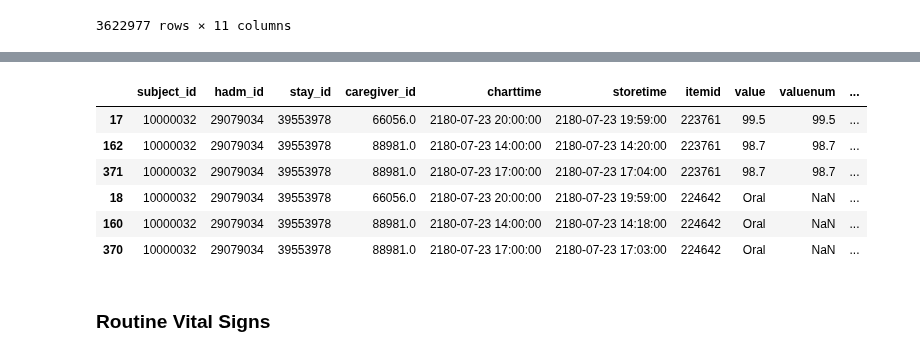
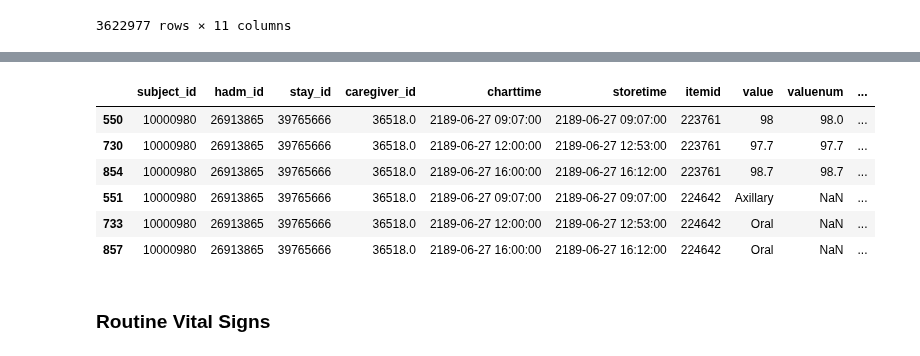
Before and after one commit to oldsandiaz/mimicclif, a Jupyter notebook: code/eda.ipynb, the cells around one changed output, grey strips where cells are left out. Saved outputs shown, nothing was run; the diff lists cells and outputs as text; code cells hidden in the pictures.

```diff
--- a/code/eda.ipynb
+++ b/code/eda.ipynb
@@ -63,7 +63,7 @@ def item_id_to_label(item_id: int) -> str:
 
 def item_id_to_events_df(item_id: int) -> pd.DataFrame:
     '''
-    Return all the events associated with an item id in a pandas df.
+    Return in a pandas df all the events associated with an item id.
     '''
     # find whether it is chartevents, or procedure events, etc.
     linksto_table_name = item_id_to_feature_value(item_id, col = "linksto")
@@ -374,16 +507,16 @@ array([39553978, 39765666, 37067082, ..., 35396756, 31466277, 35649777])
 # %%
 temp_events_df.loc[
-    temp_events_df["stay_id"] == 39553978, :
+    temp_events_df["stay_id"] == 39765666, :
 ]
 # seems like: if temp_site == Blood, then no corresponding temp val recorded
 # %% [output]
 |  | subject_id | hadm_id | stay_id | caregiver_id | charttime | storetime | itemid | value | valuenum | ... |
-| 17 | 10000032 | 29079034 | 39553978 | 66056.0 | 2180-07-23 20:00:00 | 2180-07-23 19:59:00 | 223761 | 99.5 | 99.5 | ... |
-| 162 | 10000032 | 29079034 | 39553978 | 88981.0 | 2180-07-23 14:00:00 | 2180-07-23 14:20:00 | 223761 | 98.7 | 98.7 | ... |
-| 371 | 10000032 | 29079034 | 39553978 | 88981.0 | 2180-07-23 17:00:00 | 2180-07-23 17:04:00 | 223761 | 98.7 | 98.7 | ... |
-| 18 | 10000032 | 29079034 | 39553978 | 66056.0 | 2180-07-23 20:00:00 | 2180-07-23 19:59:00 | 224642 | Oral | NaN | ... |
-| 160 | 10000032 | 29079034 | 39553978 | 88981.0 | 2180-07-23 14:00:00 | 2180-07-23 14:18:00 | 224642 | Oral | NaN | ... |
-| 370 | 10000032 | 29079034 | 39553978 | 88981.0 | 2180-07-23 17:00:00 | 2180-07-23 17:03:00 | 224642 | Oral | NaN | ... |
+| 550 | 10000980 | 26913865 | 39765666 | 36518.0 | 2189-06-27 09:07:00 | 2189-06-27 09:07:00 | 223761 | 98 | 98.0 | ... |
+| 730 | 10000980 | 26913865 | 39765666 | 36518.0 | 2189-06-27 12:00:00 | 2189-06-27 12:53:00 | 223761 | 97.7 | 97.7 | ... |
+| 854 | 10000980 | 26913865 | 39765666 | 36518.0 | 2189-06-27 16:00:00 | 2189-06-27 16:12:00 | 223761 | 98.7 | 98.7 | ... |
+| 551 | 10000980 | 26913865 | 39765666 | 36518.0 | 2189-06-27 09:07:00 | 2189-06-27 09:07:00 | 224642 | Axillary | NaN | ... |
+| 733 | 10000980 | 26913865 | 39765666 | 36518.0 | 2189-06-27 12:00:00 | 2189-06-27 12:53:00 | 224642 | Oral | NaN | ... |
+| 857 | 10000980 | 26913865 | 39765666 | 36518.0 | 2189-06-27 16:00:00 | 2189-06-27 16:12:00 | 224642 | Oral | NaN | ... |
 # %% [markdown]
 ### Routine Vital Signs
 # %%
```
Also changed, not shown: parts of 18 cells of this notebook, 1 other file.
